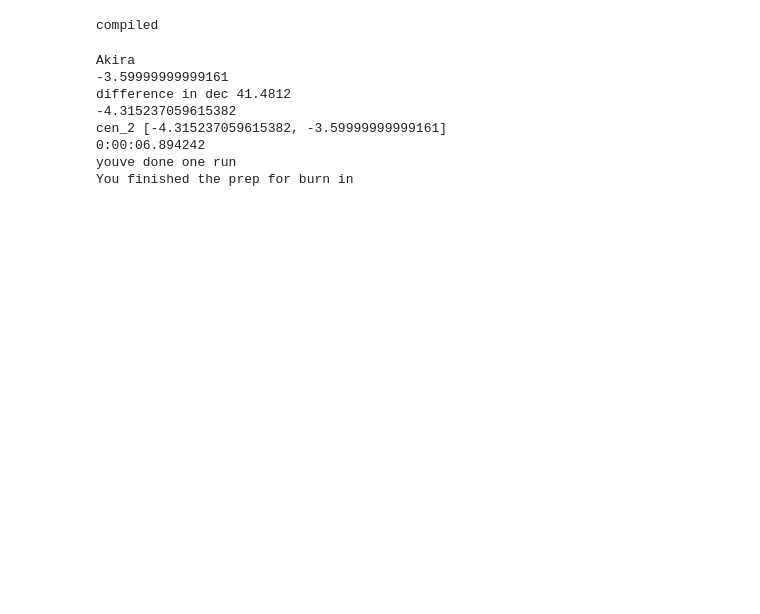
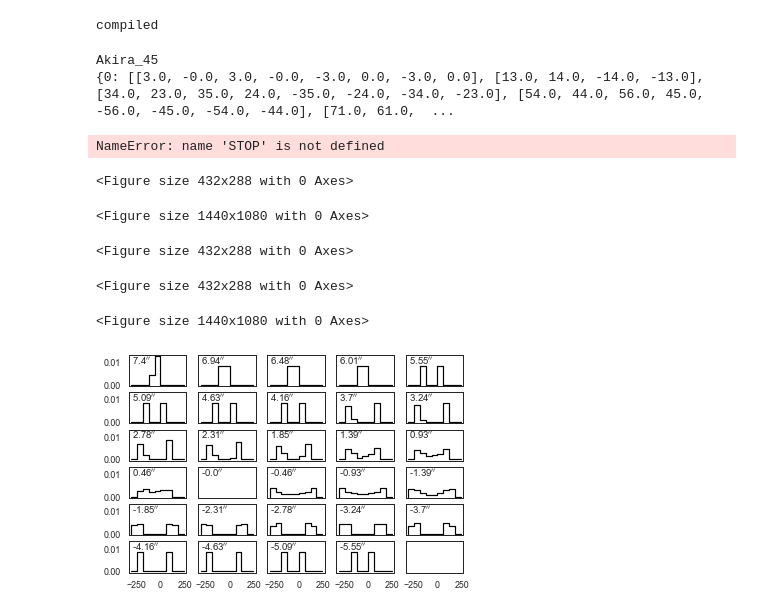
Before and after one commit to beckynevin/Bicones, a Jupyter notebook: Bicone_emcee.ipynb, the cells around one changed output. Saved outputs shown, nothing was run; the diff lists cells and outputs as text; code cells hidden in the pictures; blank space fills up the shorter version.

```diff
--- a/Bicone_emcee.ipynb
+++ b/Bicone_emcee.ipynb
@@ -2458,16 +2960,41 @@ print('compiled')
 compiled
 # %%
 # ~~~~~~~~~~~~~~~~~~~~~~~~~~
-
+from scipy import stats
 # Now, this part calls whatever galaxy you are running
-names=['Akira']
+names=['Akira_45']
 for z in range(len(names)):
     name=names[z]
 
     print(name)
 
     minus_one=0
+    if name =='Akira_90':
+        PA_1 = 'akira_slit1_input_bin90_edited.txt'
+        PA1 = 40
+        pixelscale_1 = 0.15
+        slitwidth = 0.75
+        minus_pa_1 = 0
+        spatial_resolution=0.4626
+        PA_s = [PA_1]
+        PA_pos = [PA1]
+        minus_list = [minus_pa_1]
+        cen_0 = [0,0]
+        cen_list = [cen_0]
 
+
+    if name =='Akira_45':
+        PA_1 = 'akira_slit1_input_bin45_edited.txt'
+        PA1 = 40
+        pixelscale_1 = 0.15
+        slitwidth = 0.75
+        minus_pa_1 = 0
+        spatial_resolution=0.4626
+        PA_s = [PA_1]
+        PA_pos = [PA1]
+        minus_list = [minus_pa_1]
+        cen_0 = [0,0]
+        cen_list = [cen_0]
     if name=='Akira':
         PA_1 = 'akira_slit1_input.txt'
         PA_2 = 'akira_slit2_input.txt'
@@ -2508,14 +3035,15 @@ for z in range(len(names)):
         print('cen_2', cen_2)
         cen_list = [cen_0,cen_1, cen_2]
 
-    xs_data_list, vel_data_list, error_up_list, error_down_list = load_data(PA_s, minus_list, 10)
+    xs_data_list, vel_data_list, error_up_list, error_down_list = load_data(PA_s, minus_list, 1000)
 
 
 
     color_list = ['#E40066','#03CEA4','#EAC435','#4C4C9D','#48639C']
 
     # This makes some diagnostic plots of the input data:
-    plot_data(xs_data_list, vel_data_list, error_up_list, error_down_list, PA_pos, spatial_resolution, color_list)
+    plot_data(xs_data_list, vel_data_list, error_up_list, error_down_list,
+              PA_pos, spatial_resolution, color_list, name)
 
     # This function will use the PAs to project into x and y coordinates in arcesec
     # in order to make the new boundaries
@@ -2532,14 +3060,13 @@ for z in range(len(names)):
     boundaries = a_function_that_computes_bounds(xs_proj, ys_proj, cen_list, PA_pos,
                                                  slitwidth, spatial_resolution,
                                                 color_list)
-    #print(np.shape(boundaries[0]), np.shape(np.reshape(boundaries[0],(np.shape(boundaries[0])[1],np.shape(boundaries[0])[2],np.shape(boundaries[0])[3]))))
-    args = [boundaries,  xs_data_list, vel_data_list, error_up_list, error_down_list]
-    lnlike_bicone(z_prelim, *args)
+
+    mean_0, mean_1, mean_2, mean_3, mean_4 = [0, 33, 4, 25, 332]
+    args = [boundaries,  xs_data_list, vel_data_list, error_up_list, error_down_list, 'yes', xs_proj, ys_proj, name]
+    lnlike_bicone_plot_profile([mean_0, mean_1, mean_2, mean_3, mean_4], *args)
 
 
-
-
-
+    STOP
 
 
 
@@ -2615,41 +3142,42 @@ for z in range(len(names)):
 
 
     plt.clf()
     fig, axes = plt.subplots(5, figsize=(15, 7), sharex=True)
     samples = sampler.get_chain()
     labels = ["inc", "PA", "r","theta", "v"]
     for i in range(ndim):
         ax = axes[i]
         ax.plot(samples[:, :, i], "k", alpha=0.3)
         ax.set_xlim(0, len(samples))
         ax.set_ylabel(labels[i])
         ax.yaxis.set_label_coords(-0.1, 0.5)
 
     axes[-1].set_xlabel("step number")
     plt.savefig('walkers_bicone.png')
 
 
     print(np.shape(samples_pre))
     mean_0 = np.mean(samples_pre[:][len_chain-1][0])
     mean_1 = np.mean(samples_pre[:][len_chain-1][1])
     mean_2 = np.mean(samples_pre[:][len_chain-1][2])
     mean_3 = np.mean(samples_pre[:][len_chain-1][3])
     mean_4 = np.mean(samples_pre[:][len_chain-1][4])
     print('mean variables', mean_0, mean_1, mean_2, mean_3, mean_4)
 
     # Now make a plot of the bicone from these
 
     args = [boundaries,  xs_data_list, vel_data_list, error_up_list, error_down_list, 'yes', xs_proj, ys_proj]
     lnlike_bicone([mean_0, mean_1, mean_2, mean_3, mean_4], *args)
 # %% [output]
-Akira
--3.59999999999161
-difference in dec 41.4812
--4.315237059615382
-cen_2 [-4.315237059615382, -3.59999999999161]
-0:00:06.894242
-youve done one run
-You finished the prep for burn in
+Akira_45
+{0: [[3.0, -0.0, 3.0, -0.0, -3.0, 0.0, -3.0, 0.0], [13.0, 14.0, -14.0, -13.0], [34.0, 23.0, 35.0, 24.0, -35.0, -24.0, -34.0, -23.0], [54.0, 44.0, 56.0, 45.0, -56.0, -45.0, -54.0, -44.0], [71.0, 61.0,  ...
+NameError: name 'STOP' is not defined
+<Figure size 432x288 with 0 Axes>
+<Figure size 1440x1080 with 0 Axes>
+<Figure size 432x288 with 0 Axes>
+<Figure size 432x288 with 0 Axes>
+<Figure size 1440x1080 with 0 Axes>
+[figure, added]
 # %%
 # fabled corner plot:
 import corner
```
Also changed, not shown: parts of 5 cells of this notebook.
